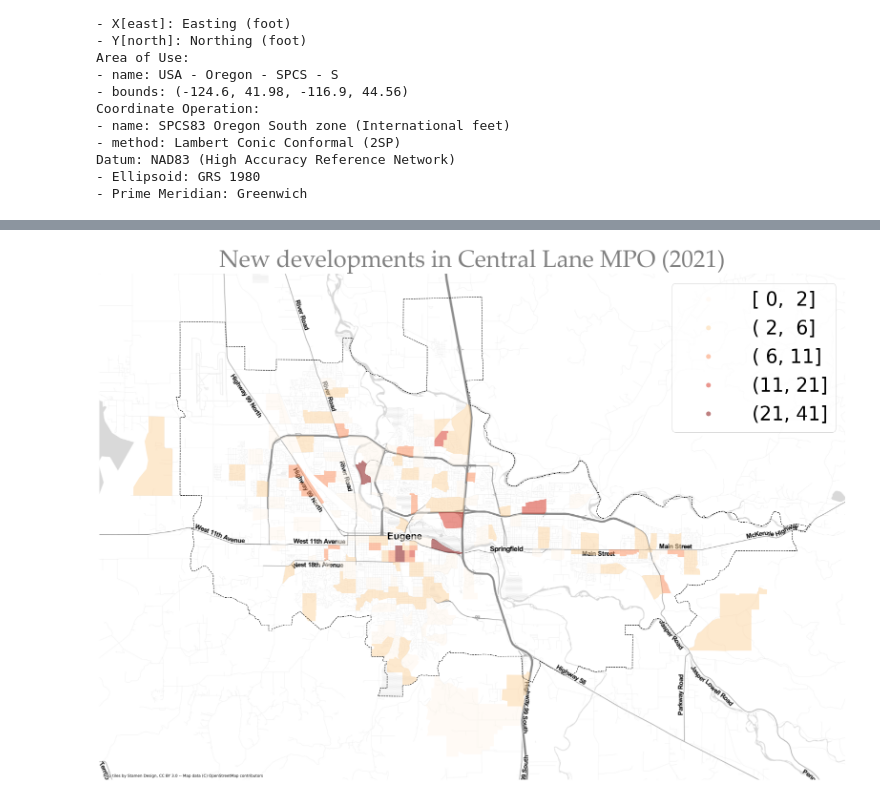
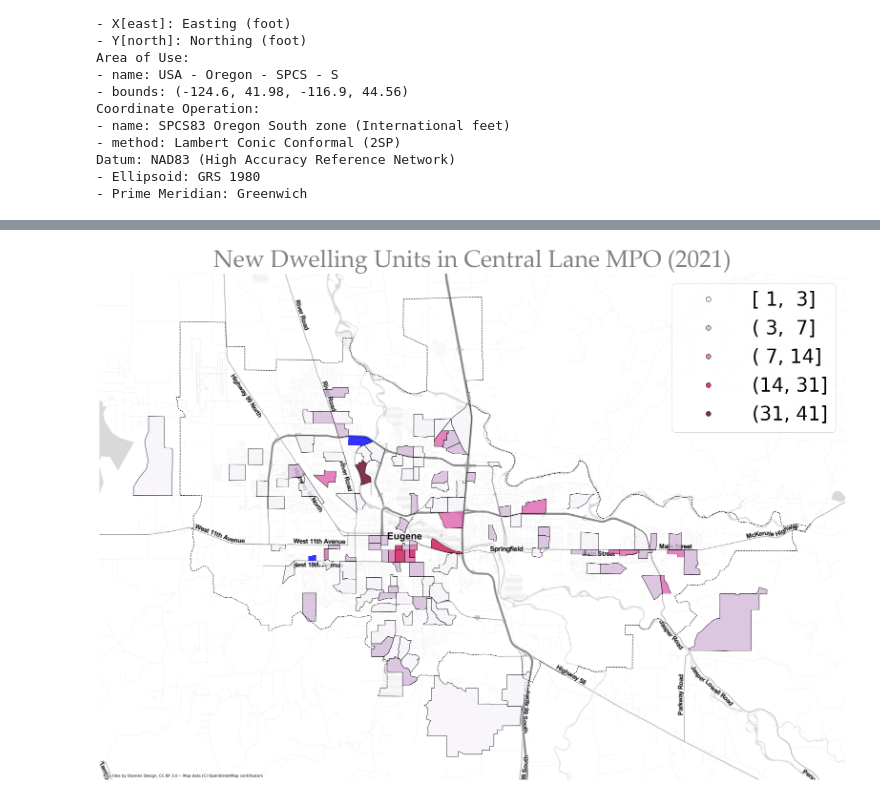
Before and after one commit to dongmeic/ModelsStoryMap, a Jupyter notebook: data/new_developments_TAZ.ipynb, the cells around one changed output, grey strips where cells are left out. Drawn from its saved outputs; the diff is of its cells as text; code cells hidden in the pictures.

```diff
--- a/data/new_developments_TAZ.ipynb
+++ b/data/new_developments_TAZ.ipynb
@@ -108,19 +137,24 @@ outpath = r'T:\Models\StoryMap\UrbanSim'
 # %%
-fieldName = 'Dwelling units'
-#legendLabel = 'Dwelling units'
+fieldName = 'New Dwelling Units'
+#legendLabel = 'Dwelling Units'
 # %%
 # cax works separately with legend_kwds
 fig, ax = plt.subplots(figsize=(28, 24))
 #divider = make_axes_locatable(ax)
 #cax = divider.append_axes("right", size="5%", pad=0.1)
-newDevTaz.plot(ax=ax, column='du', cmap='OrRd', alpha=.5, scheme ='NaturalBreaks', #cax=cax,
-               legend=True, legend_kwds={"fmt": "{:.0f}"})
+newDevTaz[newDevTaz['ndu']<0].plot(ax=ax, color='blue', alpha=.8)
+newDevTaz[newDevTaz['ndu']>0].plot(ax=ax, column='ndu', cmap='PuRd', edgecolor='k',
+                                   scheme ='NaturalBreaks', alpha=.8, #cax=cax,
+                                   legend=True, legend_kwds={"fmt": "{:.0f}"})
 #, legend_kwds={'label': legendLabel,'orientation': "horizontal"})
+for legend_handle in ax.get_legend().legendHandles:
+    legend_handle._legmarker.set_markeredgewidth(1)
+    legend_handle._legmarker.set_markeredgecolor('k')
 MPObd.plot(ax=ax, facecolor="none", edgecolor="black", linestyle='--')
 ctx.add_basemap(ax, source=ctx.providers.Stamen.TonerLite)
-plt.title("New developments in Central Lane MPO (" + str(yrbuilt) + ")", fontsize=50, fontname="Palatino Linotype",
+plt.title(fieldName + " in Central Lane MPO (" + str(yrbuilt) + ")", fontsize=50, fontname="Palatino Linotype",
           color="grey", loc = 'center')
 ax.axis("off")
-plt.savefig(os.path.join(outpath, "new_dev_" + str(yrbuilt) + ".png"), bbox_inches='tight')
+plt.savefig(os.path.join(outpath, "new_du_" + str(yrbuilt) + ".png"), transparent=True, bbox_inches='tight')
 # %% [output]
-[figure, old version]
+[figure, new version]
```
Also changed, not shown: parts of 4 cells of this notebook.
